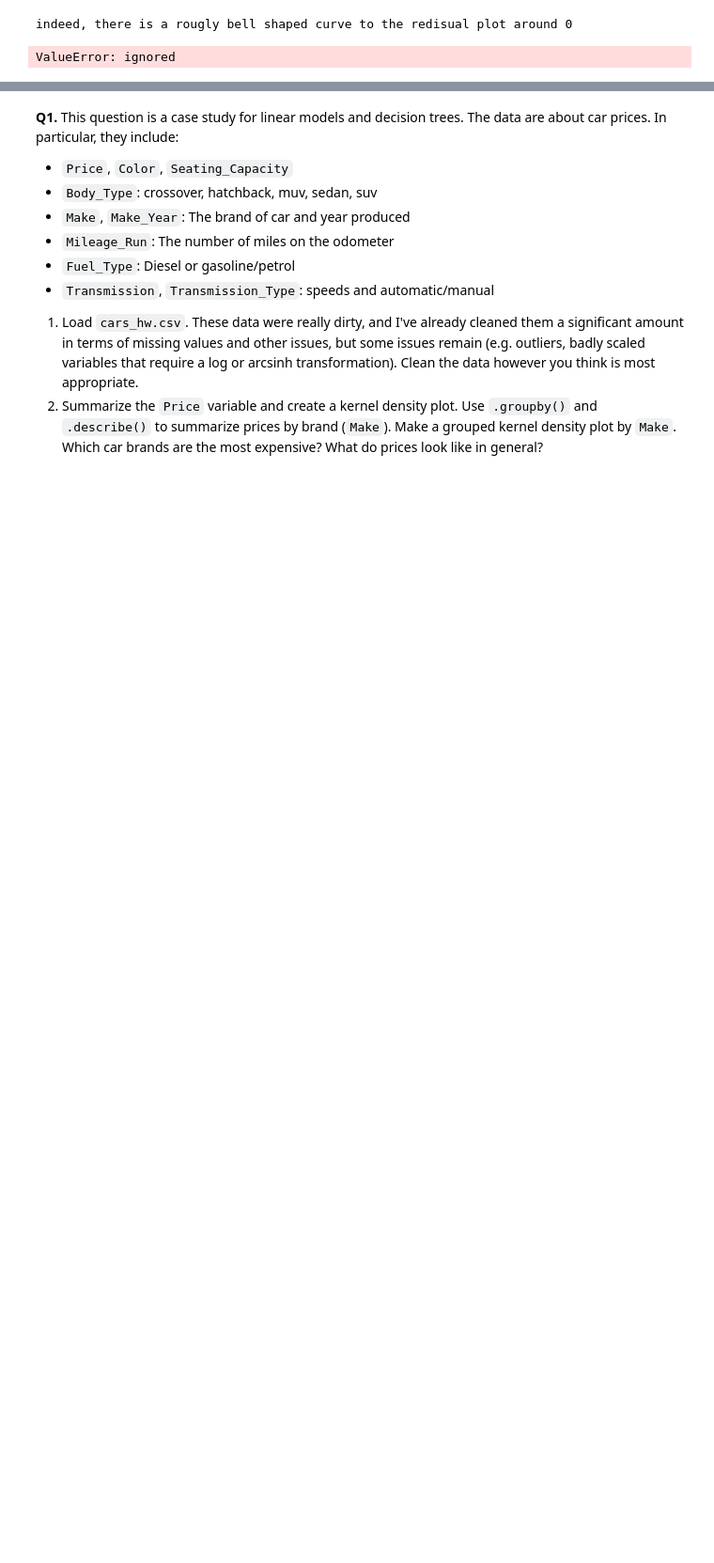
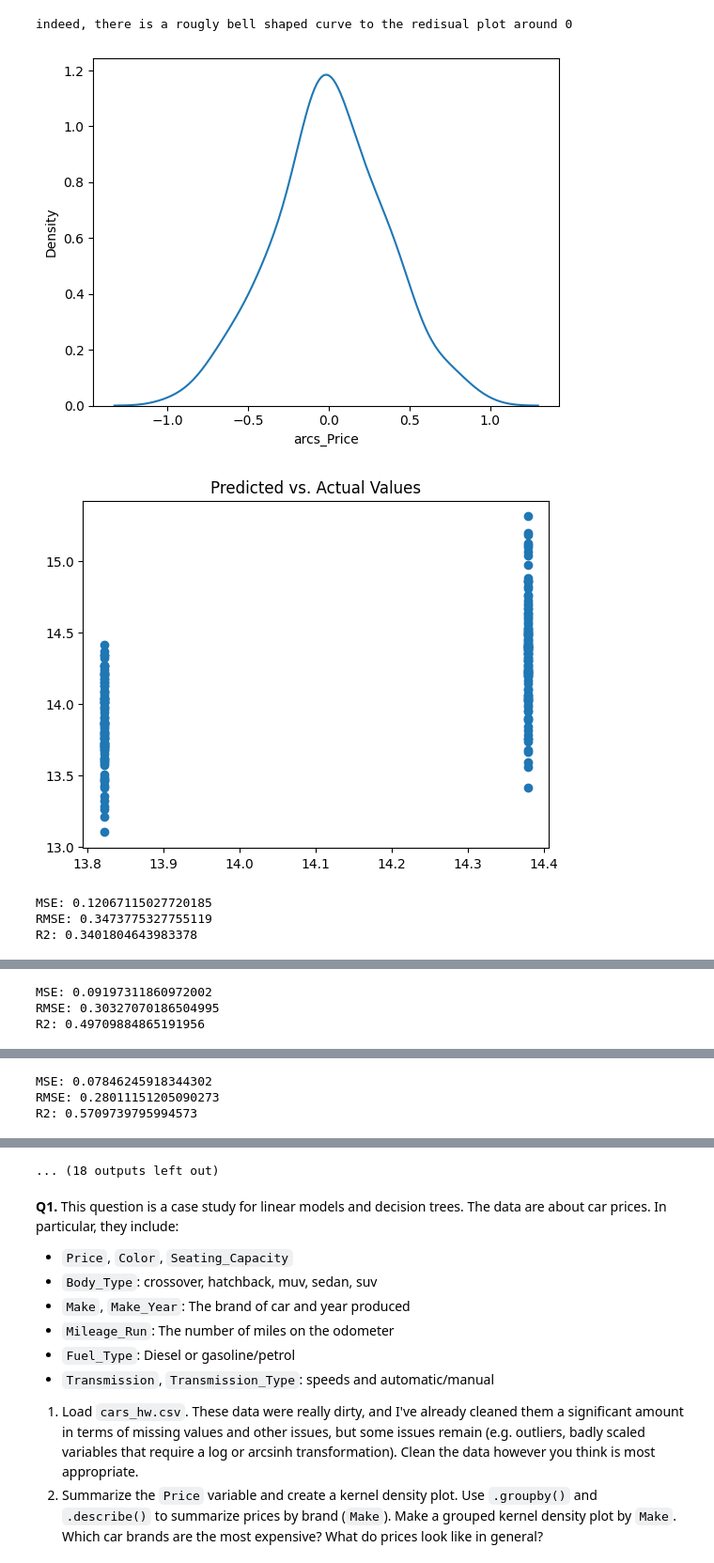
Before and after one commit to JRAlbanese/assignment4, a Jupyter notebook: assignment4.ipynb, the cells around one changed output, grey strips where cells are left out. Shown at 94% size. Saved outputs shown, nothing was run; the diff lists cells and outputs as text; code cells hidden in the pictures; blank space fills up the shorter version.

```diff
--- a/assignment4.ipynb
+++ b/assignment4.ipynb
@@ -535,24 +541,71 @@ RMSE: 0.18847953542127216
 [figure]
 indeed, there is a rougly bell shaped curve to the redisual plot around 0
 # %%
+from sys import breakpointhook
 #7:----------------------------------------------------------------------------------------------------------------------------------------------
 from sklearn import tree
 from sklearn.metrics import mean_squared_error, r2_score
+#base off given from question:
+"""
+ 7. Now, let's use a regression tree. Construct an appropriate matrix of regressors/features,
+ and fit a tree to the data. Vary the maximum depth of the decision tree using the `max_depth` option
+ (i.e. `tree.DecisionTreeRegressor(max_depth=D)`), and compute the $R^2$ and `RMSE` on the test set
+  of a variety of depths. What depth tree gives the best results?
+"""
 
-#ripped from notes:
 
-## Fit the Model
-from sklearn import tree # Import the tree classifier
-cart = tree.DecisionTreeClassifier() # Create a classifier object
-cart = cart.fit(X_all_train, y_all_train) # Fit the classifier
+max_depths = range(1,11)
+
+r2_list = []
+MSE_list = []
+
+
+for max_depth in max_depths:
+    model = tree.DecisionTreeRegressor(max_depth=max_depth, random_state=50) # Fit the classifier
+    cart = model.fit(X_all_train, y_all_train)
+
 
 ## Make Predictions on the Test Set
-y_hat_cart = cart.predict(X_test)
 
-## Confusion Matrix
-tab = pd.crosstab(y_all_test,y_hat_cart) # Compute confusion matrix
-acc = (tab.iloc[0,0]+tab.iloc[1,1])/(tab.iloc[0,0]+tab.iloc[1,1]+tab.iloc[0,1]+tab.iloc[1,0]) # Compute Accuracy
-print('Accuracy: ', acc, '\n')
-pd.crosstab(y_test,y_all_hat)
+    y_hat_cart = cart.predict(X_all_test)
+
+    residuals_cart = y_all_test - y_hat_cart
+
+    # Residual plot:
+    sns.kdeplot(residuals_cart)
+    plt.show()
+
+    # True versus predicted plot:
+    plt.scatter(x=y_hat_cart, y=y_all_test)
+    plt.title(f'Predicted vs. Actual Values')
+    plt.show()
+
+    # Metrics
+    MSE_cart = mean_squared_error(y_all_test, y_hat_cart)
+    RMSE_cart = np.sqrt(MSE_cart)
+    R2_cart = r2_score(y_all_test, y_hat_cart)
+
+    r2_list.append(R2_cart)
+    MSE_list.append(MSE_cart)
+
+
+    print("MSE:", MSE_cart)
+    print("RMSE:", RMSE_cart)
+    print("R2:", R2_cart)
+
+
+r2_array = np.array(r2_list)
+MSE_array = np.array(MSE_list)
+print("R2's: ", r2_list)
+print("MSE's: ", MSE_list)
+
+print("Index of highest R^2: ", np.argmax(r2_array), "VALUE: ", r2_array.max())
+print("Index of lowest MSE: ", np.argmin(MSE_array), "VALUE: ", MSE_array.min())
+pn(" ")
+pn("IF WE CALL THE ROOT 0, THEN THE TREE AT A DEPTH OF 5 IS THE BEST, SINCE IT HAS BOTH THE LOWEST MSE AND THE HIGHEST MSE")
 # %% [output]
+[figure, added]
+[figure, added]
-ValueError: ignored
+MSE: 0.12067115027720185
+RMSE: 0.3473775327755119
+R2: 0.3401804643983378
@@ -558,0 +614,3 @@ ValueError: ignored
+MSE: 0.09197311860972002
+RMSE: 0.30327070186504995
+R2: 0.49709884865191956
@@ -558,0 +619,3 @@ ValueError: ignored
+MSE: 0.07846245918344302
+RMSE: 0.28011151205090273
+R2: 0.5709739795994573
@@ -559,3 +627,4 @@ ValueError: ignored
+... (18 outputs left out)
 # %% [markdown]
 **Q1.** This question is a case study for linear models and decision trees. The data are about car prices. In particular, they include:
 
```
Also changed, not shown: parts of 2 cells of this notebook.
